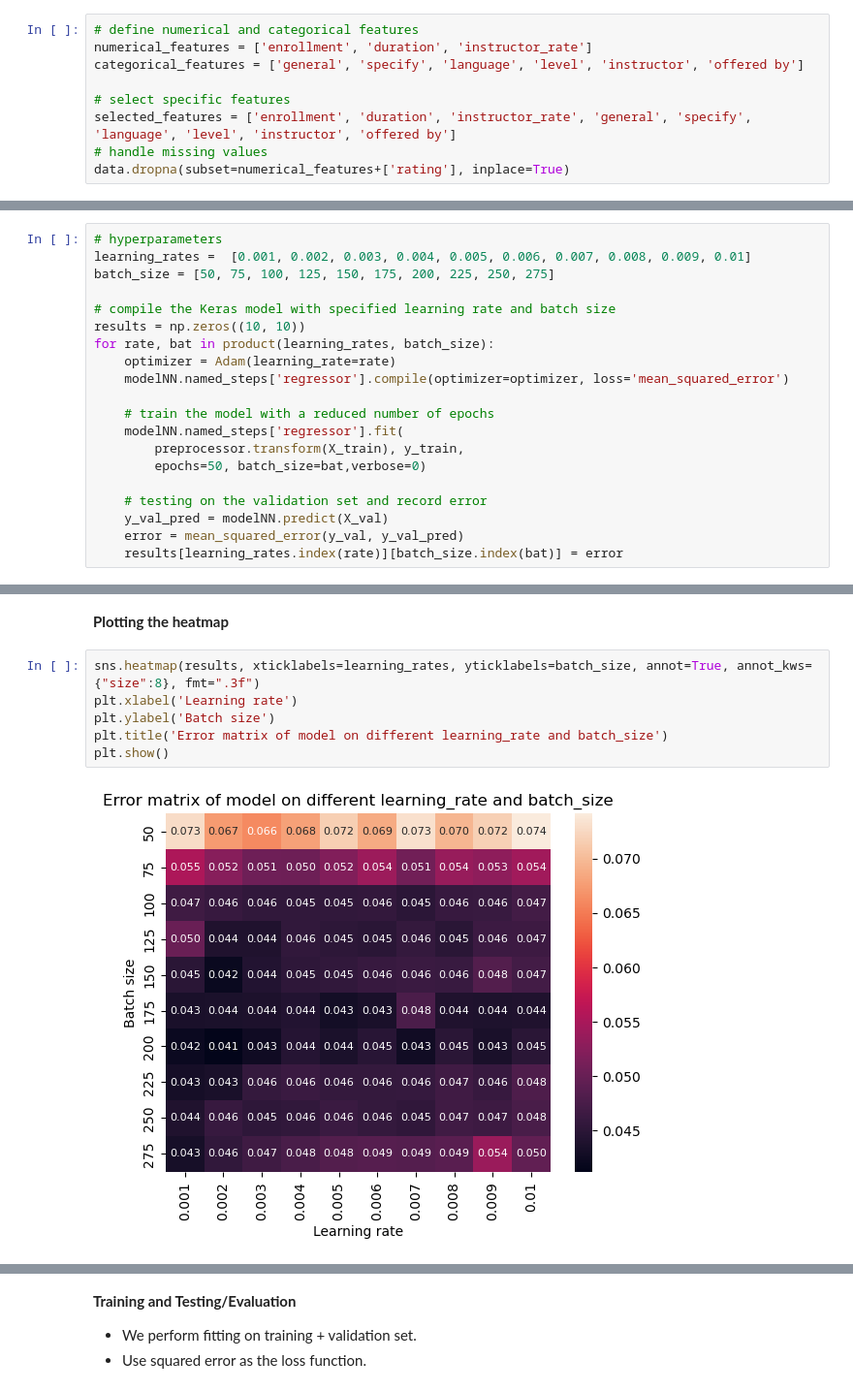
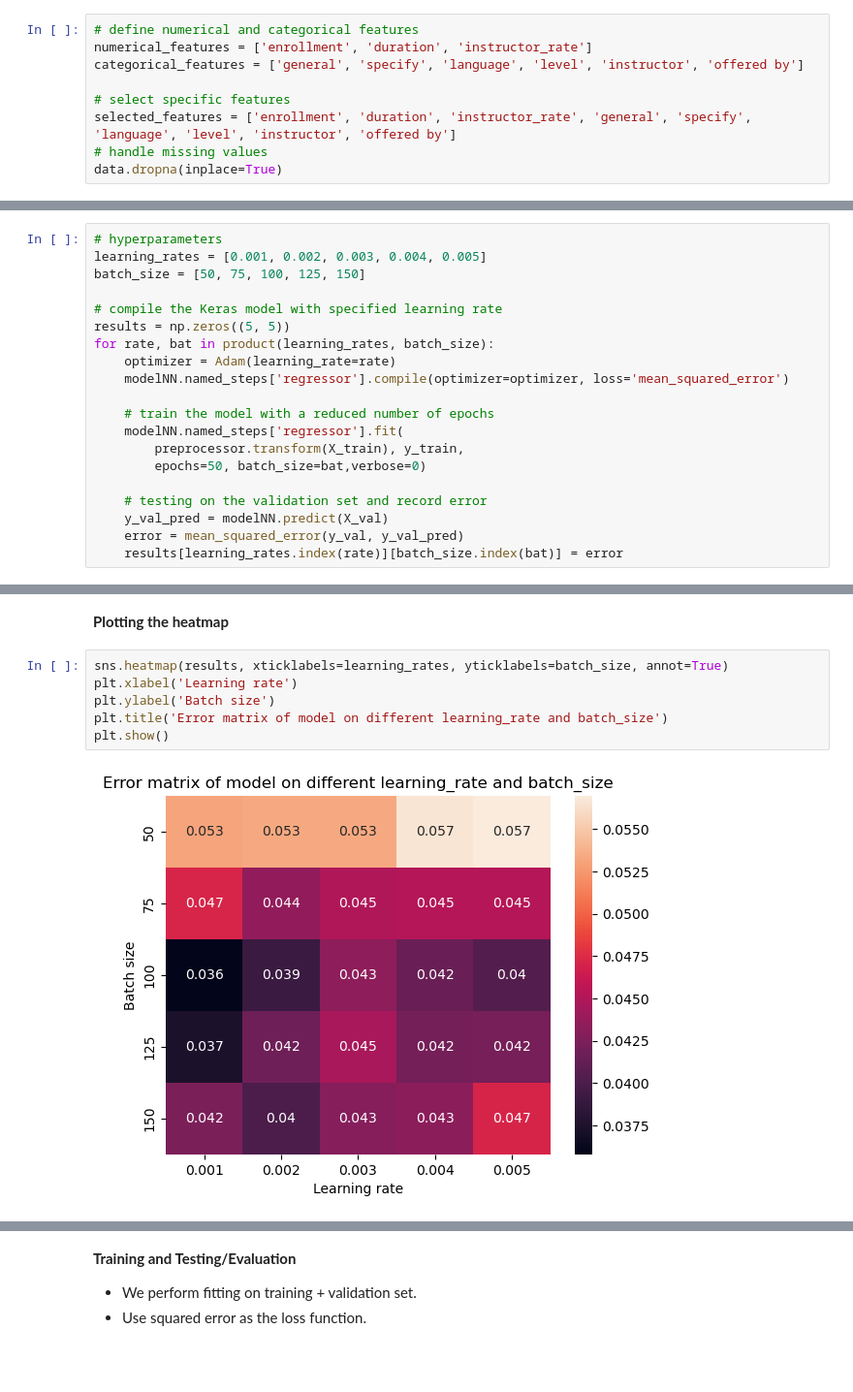
Before and after one commit to dagngyen/hcmus_23-24_coursesra-courses-analysis, a Jupyter notebook: Phase 2: Building model/neural-network.ipynb, the cells around one changed output, grey strips where cells are left out. Shown at 97% size. Saved outputs shown, nothing was run; the diff lists cells and outputs as text; blank space fills up the shorter version.

```diff
--- a/Phase 2: Building model/neural-network.ipynb
+++ b/Phase 2: Building model/neural-network.ipynb
@@ -54,7 +74,7 @@ categorical_features = ['general', 'specify', 'language', 'level', 'instructor',
 # select specific features
 selected_features = ['enrollment', 'duration', 'instructor_rate', 'general', 'specify', 'language', 'level', 'instructor', 'offered by']
 # handle missing values
-data.dropna(subset=numerical_features+['rating'], inplace=True)
+data.dropna(inplace=True)
 # %% [markdown]
 **Train, Validation, Test set splitting**
 + We'll perform splitting on the following ratio (70/20/10)
@@ -137,11 +157,11 @@ modelNN = Pipeline(steps=[
 + Using Adam optimizer for Neural Network Model
 # %%
 # hyperparameters
-learning_rates =  [0.001, 0.002, 0.003, 0.004, 0.005, 0.006, 0.007, 0.008, 0.009, 0.01]
-batch_size = [50, 75, 100, 125, 150, 175, 200, 225, 250, 275]
+learning_rates = [0.001, 0.002, 0.003, 0.004, 0.005]
+batch_size = [50, 75, 100, 125, 150]
 
-# compile the Keras model with specified learning rate and batch size
-results = np.zeros((10, 10))
+# compile the Keras model with specified learning rate
+results = np.zeros((5, 5))
 for rate, bat in product(learning_rates, batch_size):
     optimizer = Adam(learning_rate=rate)
     modelNN.named_steps['regressor'].compile(optimizer=optimizer, loss='mean_squared_error')
@@ -176,10 +196,10 @@ for rate, bat in product(learning_rates, batch_size):
 # %% [markdown]
 **Plotting the heatmap**
 # %%
-sns.heatmap(results, xticklabels=learning_rates, yticklabels=batch_size, annot=True, annot_kws={"size":8}, fmt=".3f")
+sns.heatmap(results, xticklabels=learning_rates, yticklabels=batch_size, annot=True)
 plt.xlabel('Learning rate')
 plt.ylabel('Batch size')
 plt.title('Error matrix of model on different learning_rate and batch_size')
 plt.show()
 # %% [output]
-[figure, old version]
+[figure, new version]
```
Also changed, not shown: parts of 8 cells of this notebook.
